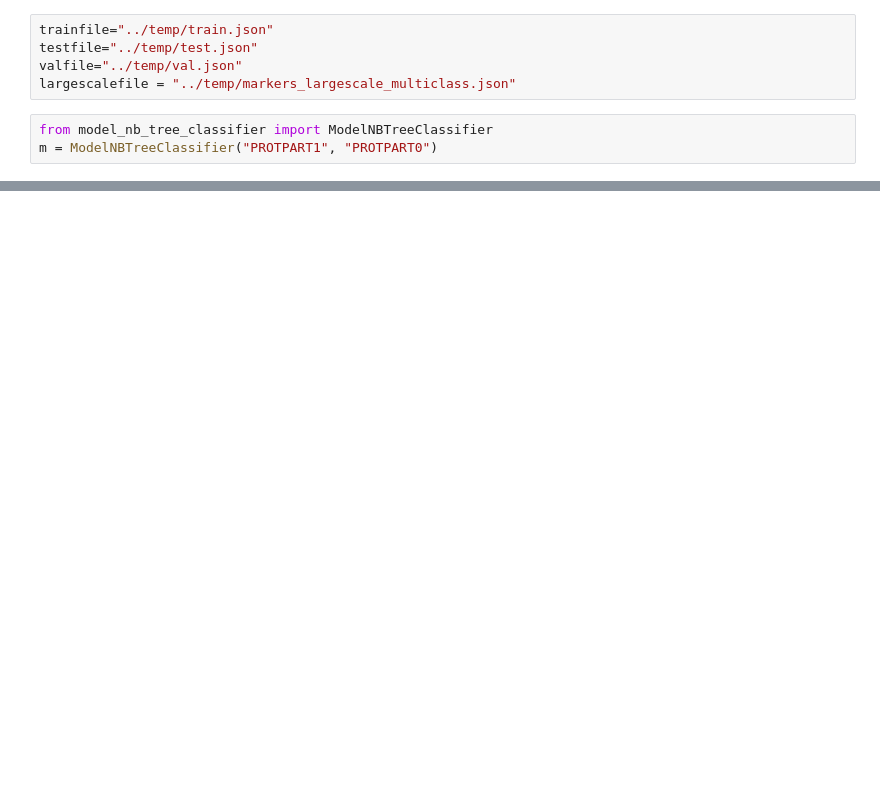
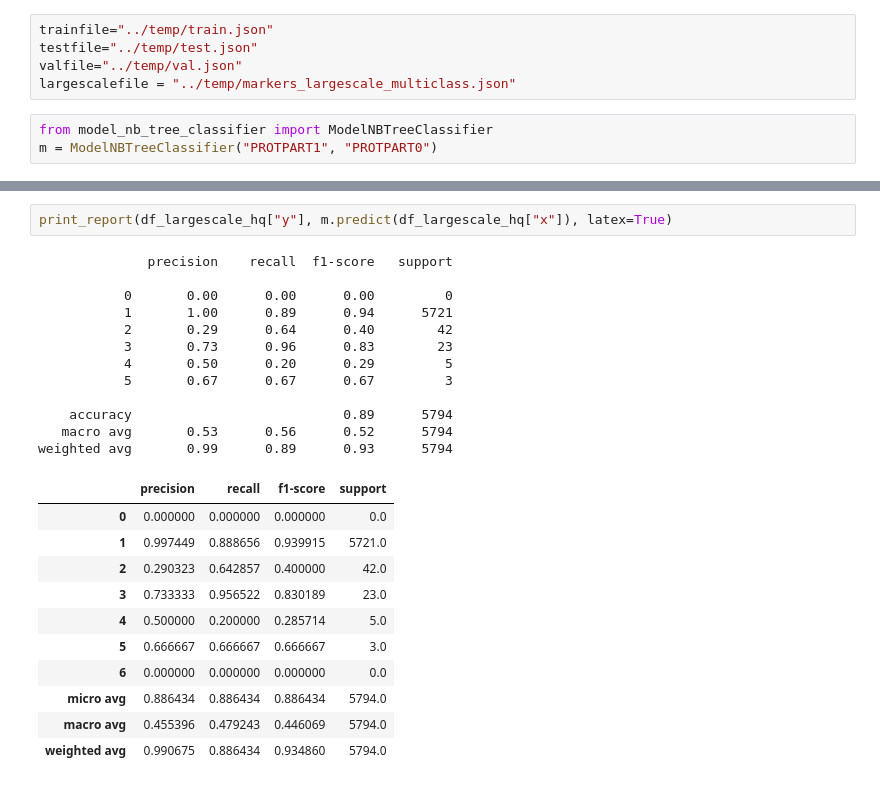
Before and after one commit to elangovana/bert-shortcuts, a Jupyter notebook: notebooks/ptm_ppi_shortcut_analysis.ipynb, the cells around one changed output, grey strips where cells are left out. Saved outputs shown, nothing was run; the diff lists cells and outputs as text; blank space fills up the shorter version.

```diff
--- a/notebooks/ptm_ppi_shortcut_analysis.ipynb
+++ b/notebooks/ptm_ppi_shortcut_analysis.ipynb
@@ -149,0 +166,26 @@ weighted avg       0.99      0.87      0.92      5794
+# %%
+print_report(df_largescale_hq["y"], m.predict(df_largescale_hq["x"]), latex=True)
+# %% [output]
+              precision    recall  f1-score   support
+
+           0       0.00      0.00      0.00         0
+           1       1.00      0.89      0.94      5721
+           2       0.29      0.64      0.40        42
+           3       0.73      0.96      0.83        23
+           4       0.50      0.20      0.29         5
+           5       0.67      0.67      0.67         3
+
+    accuracy                           0.89      5794
+   macro avg       0.53      0.56      0.52      5794
+weighted avg       0.99      0.89      0.93      5794
+|  | precision | recall | f1-score | support |
+| 0 | 0.000000 | 0.000000 | 0.000000 | 0.0 |
+| 1 | 0.997449 | 0.888656 | 0.939915 | 5721.0 |
+| 2 | 0.290323 | 0.642857 | 0.400000 | 42.0 |
+| 3 | 0.733333 | 0.956522 | 0.830189 | 23.0 |
+| 4 | 0.500000 | 0.200000 | 0.285714 | 5.0 |
+| 5 | 0.666667 | 0.666667 | 0.666667 | 3.0 |
+| 6 | 0.000000 | 0.000000 | 0.000000 | 0.0 |
+| micro avg | 0.886434 | 0.886434 | 0.886434 | 5794.0 |
+| macro avg | 0.455396 | 0.479243 | 0.446069 | 5794.0 |
+| weighted avg | 0.990675 | 0.886434 | 0.934860 | 5794.0 |
```
Also changed, not shown: parts of 10 cells of this notebook, 1 other file.
